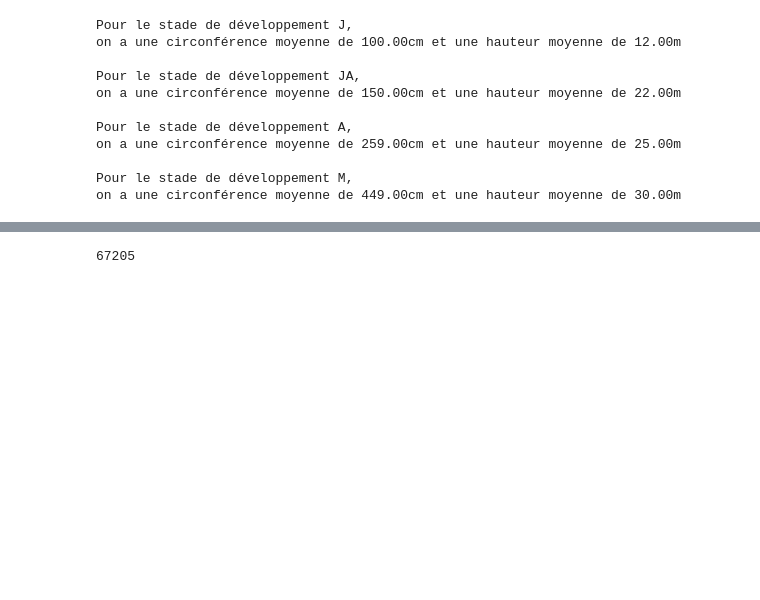
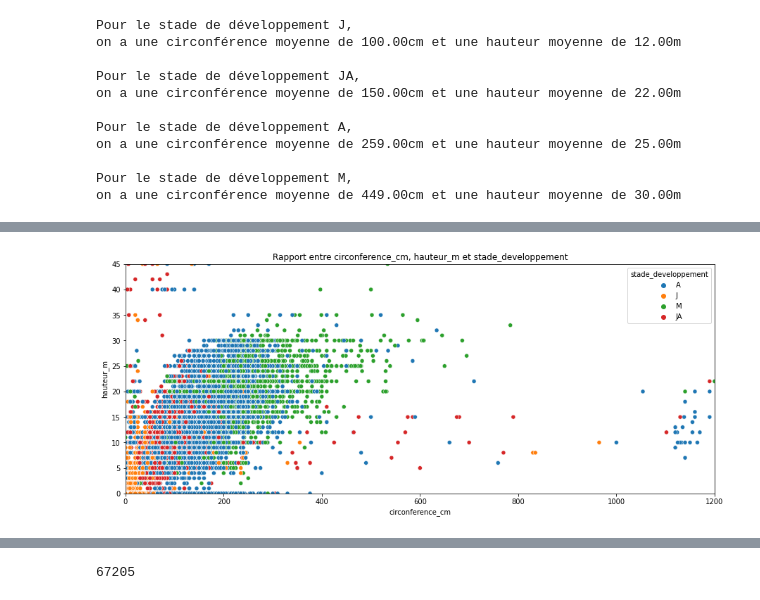
Before and after one commit to Valkea/OC_AI_02, a Jupyter notebook: EDA.ipynb, the cells around one changed output, grey strips where cells are left out. Drawn from its saved outputs; the diff is of its cells as text; code cells hidden in the pictures; blank space fills up the shorter version.

```diff
--- a/EDA.ipynb
+++ b/EDA.ipynb
@@ -443,7 +523,7 @@ Name: lieu, dtype: int64
 # %% [markdown]
 #### Et à présent voyons si un découpage selon le séparateur " / " changerait quelque chose à ce classement.
 # %%
-lieu_split = data['lieu'].str.split('/', expand=True)
+lieu_split = data['lieu'].str.split('[/|-]', expand=True)
 # %%
 lieu_split_total = pd.concat([lieu_split[0].str.strip(), lieu_split[1].str.strip(), lieu_split[2].str.strip()])
 # %%
@@ -471,3 +548,5 @@ data['lieu'].isnull().sum()
+# %%
+data['lieu_split0'] = lieu_split[0].str.strip()
 # %% [markdown]
 > **lieu:** [text] > **[object]**<br>
 l'adresse à laquelle on peut trouver l'arbre.
@@ -988,0 +1063,16 @@ Aini, on peut supposer que:
+# %%
+figure = plt.figure(figsize=(15,6))
+
+max_circonference_cm = 800
+max_hauteur_m = 30
+
+ax = sns.scatterplot(data=data,x="circonference_cm",y="hauteur_m", hue='stade_developpement')
+ax.set_title(f'Rapport entre circonference_cm, hauteur_m et stade_developpement')
+plt.xlabel("circonference_cm")
+plt.xlim(0, max_circonference_cm*1.5)
+plt.ylabel("hauteur_m")
+plt.ylim(0, max_hauteur_m*1.5)
+
+plt.show()
+# %% [output]
+[figure, added]
```
Also changed, not shown: parts of 150 cells of this notebook.
